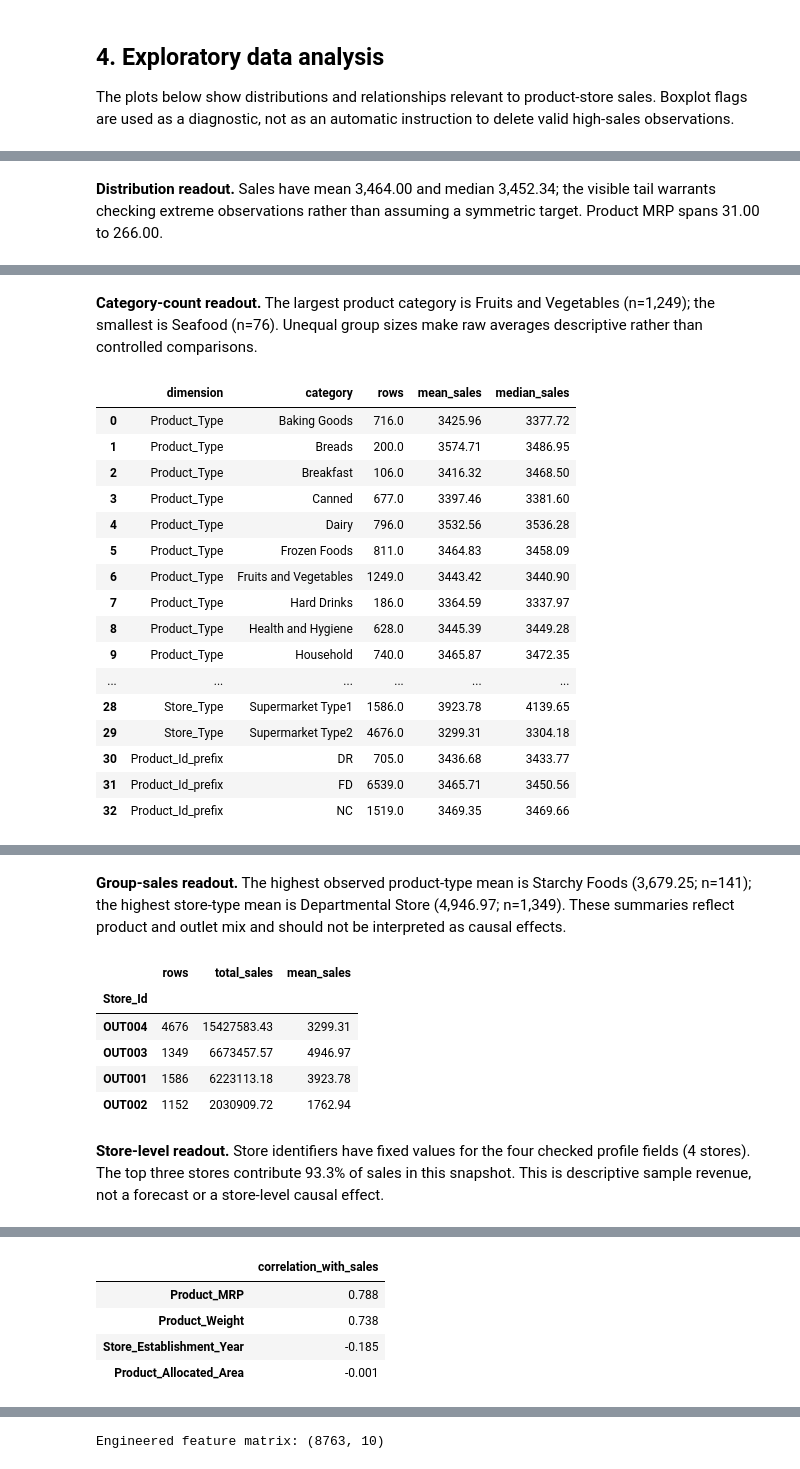
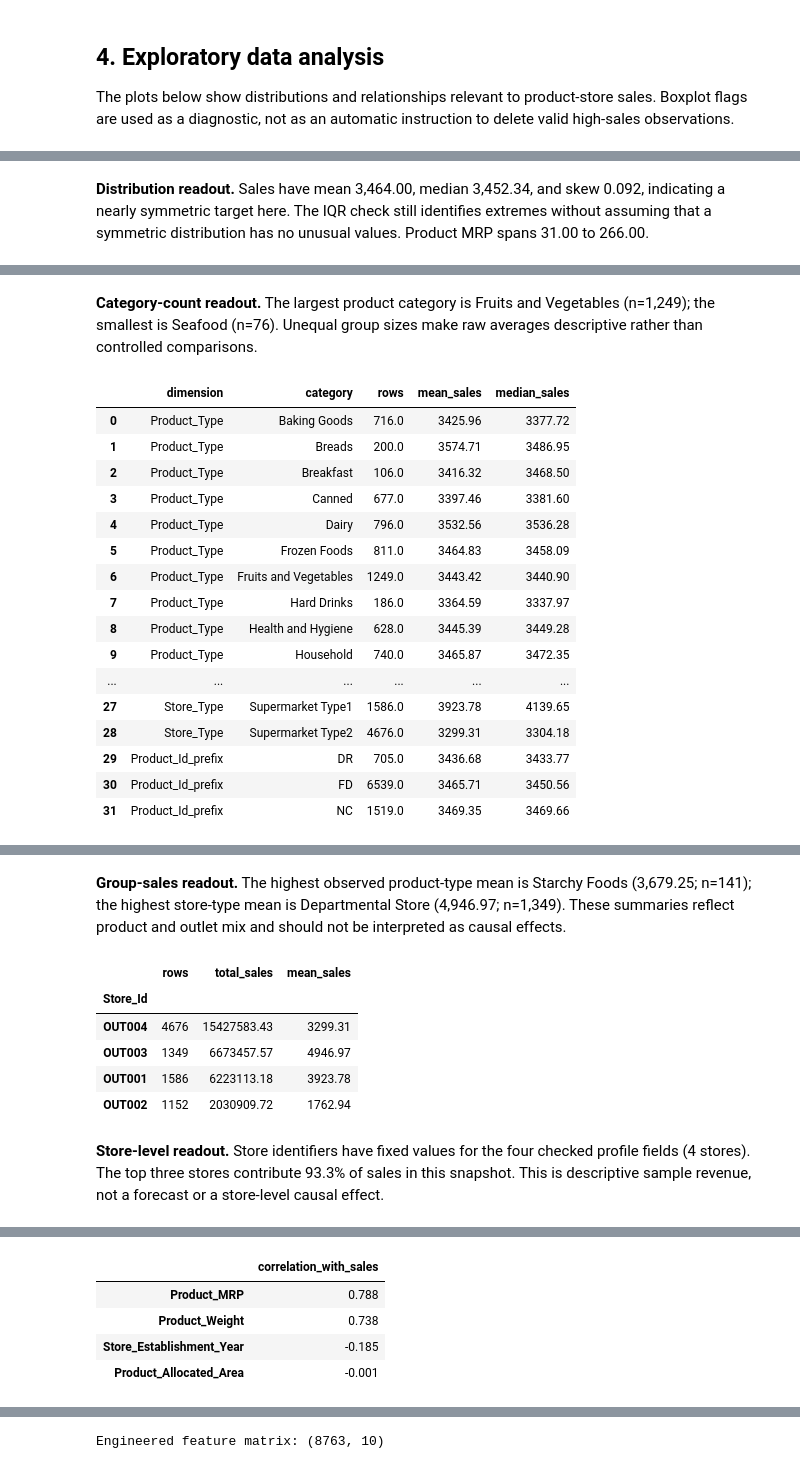
Before and after one commit to stevemofor-cmd/SuperKart-Sales-Studio, a Jupyter notebook: Steve_SuperKart_Full_Code_Submission.ipynb, the cells around one changed output, grey strips where cells are left out. Saved outputs shown, nothing was run; the diff lists cells and outputs as text; code cells hidden in the pictures.

Commit message:
Publish final SuperKart submission evidence
Co-authored-by: Copilot <223556219+Copilot@users.noreply.github.com>

```diff
--- a/Steve_SuperKart_Full_Code_Submission.ipynb
+++ b/Steve_SuperKart_Full_Code_Submission.ipynb
@@ -192,9 +197,9 @@ for axis in axes.flat[len(numeric_columns):]:
 fig.tight_layout()
 show_figure(fig, alt_text='Histograms of product weight, allocated area, price, establishment year, and sales.')
 display(Markdown(
-    f"**Distribution readout.** Sales have mean {df[TARGET].mean():,.2f} and median "
-    f"{df[TARGET].median():,.2f}; the visible tail warrants checking extreme observations rather than "
-    "assuming a symmetric target. Product MRP spans "
+    f"**Distribution readout.** Sales have mean {df[TARGET].mean():,.2f}, median "
+    f"{df[TARGET].median():,.2f}, and skew {df[TARGET].skew():.3f}, indicating a nearly symmetric target here. "
+    "The IQR check still identifies extremes without assuming that a symmetric distribution has no unusual values. Product MRP spans "
     f"{df['Product_MRP'].min():,.2f} to {df['Product_MRP'].max():,.2f}."
 ))
 
@@ -208,15 +213,18 @@ for axis in axes.flat[len(box_columns):]:
 fig.tight_layout()
 show_figure(fig, alt_text='Separate-scale boxplots for the four numeric inputs and sales target.')
 
-df['Product_Id_prefix'] = df['Product_Id'].astype(str).str[:2]
+eda_view = df.assign(
+    Product_Id_prefix=df['Product_Id'].astype(str).str[:2],
+    Product_Sugar_Content=df['Product_Sugar_Content'].replace({'reg': 'Regular'}),
+)
 categorical_eda_columns = [
     'Product_Sugar_Content', 'Product_Type', 'Store_Size',
     'Store_Location_City_Type', 'Store_Type', 'Product_Id_prefix',
 ]
 fig, axes = plt.subplots(2, 3, figsize=(16, 10))
 for axis, column in zip(axes.flat, categorical_eda_columns):
-    order = df[column].value_counts().index
-    sns.countplot(data=df, y=column, order=order, ax=axis, color='#4c9f70')
+    order = eda_view[column].value_counts().index
+    sns.countplot(data=eda_view, y=column, order=order, ax=axis, color='#4c9f70')
     axis.set_title(f'Observed rows: {column}')
     axis.set_xlabel('Rows')
 fig.tight_layout()
@@ -236,7 +244,8 @@ group_columns = [
 ]
 group_rows = []
 for column in group_columns:
-    summary = df.groupby(column, observed=True)[TARGET].agg(rows='size', mean_sales='mean', median_sales='median')
+    group_data = eda_view if column in {'Product_Sugar_Content', 'Product_Id_prefix'} else df
+    summary = group_data.groupby(column, observed=True)[TARGET].agg(rows='size', mean_sales='mean', median_sales='median')
     group_rows.extend(
         {'dimension': column, 'category': str(category), **row.to_dict()}
         for category, row in summary.iterrows()
@@ -245,7 +254,8 @@ group_sales = pd.DataFrame(group_rows)
 display(group_sales.round(2))
 fig, axes = plt.subplots(2, 3, figsize=(17, 10))
 for axis, column in zip(axes.flat, group_columns):
-    sns.barplot(data=df, x=column, y=TARGET, estimator='mean', errorbar=None, ax=axis, color='#4c9f70')
+    group_data = eda_view if column in {'Product_Sugar_Content', 'Product_Id_prefix'} else df
+    sns.barplot(data=group_data, x=column, y=TARGET, estimator='mean', errorbar=None, ax=axis, color='#4c9f70')
     axis.tick_params(axis='x', rotation=35)
     axis.set_title(f'Mean sales by {column}')
 fig.tight_layout()
@@ -278,39 +288,39 @@ display(Markdown(
 numeric_correlations = df[numeric_columns].corr()
 fig, axis = plt.subplots(figsize=(8, 6))
 sns.heatmap(numeric_correlations, annot=True, fmt='.2f', cmap='vlag', center=0, ax=axis)
 axis.set_title('Numeric-variable correlation heatmap')
 fig.tight_layout()
 show_figure(fig, alt_text='Annotated correlation heatmap for numeric product, store, and sales variables.')
 display(numeric_correlations[TARGET].drop(TARGET).sort_values(key=lambda values: values.abs(), ascending=False).to_frame('correlation_with_sales').round(3))
 display(Markdown(
     f"**Relationship readout.** Product MRP has the strongest numeric association with sales "
     f"(r={numeric_correlations.loc['Product_MRP', TARGET]:.3f}); this is association, not proof that price "
     "changes cause the observed revenue differences. Store attributes are repeated across products for "
     "each store identifier, so their effects cannot be separated cleanly from outlet identity in this dataset."
 ))
 # %% [output]
 [interactive output not drawn]
-**Distribution readout.** Sales have mean 3,464.00 and median 3,452.34; the visible tail warrants checking extreme observations rather than assuming a symmetric target. Product MRP spans 31.00 to 266.00.
+**Distribution readout.** Sales have mean 3,464.00, median 3,452.34, and skew 0.092, indicating a nearly symmetric target here. The IQR check still identifies extremes without assuming that a symmetric distribution has no unusual values. Product MRP spans 31.00 to 266.00.
 [interactive output not drawn]
 [interactive output not drawn]
 **Category-count readout.** The largest product category is Fruits and Vegetables (n=1,249); the smallest is Seafood (n=76). Unequal group sizes make raw averages descriptive rather than controlled comparisons.
 |  | dimension | category | rows | mean_sales | median_sales |
 | 0 | Product_Type | Baking Goods | 716.0 | 3425.96 | 3377.72 |
 | 1 | Product_Type | Breads | 200.0 | 3574.71 | 3486.95 |
 | 2 | Product_Type | Breakfast | 106.0 | 3416.32 | 3468.50 |
 | 3 | Product_Type | Canned | 677.0 | 3397.46 | 3381.60 |
 | 4 | Product_Type | Dairy | 796.0 | 3532.56 | 3536.28 |
 | 5 | Product_Type | Frozen Foods | 811.0 | 3464.83 | 3458.09 |
 | 6 | Product_Type | Fruits and Vegetables | 1249.0 | 3443.42 | 3440.90 |
 | 7 | Product_Type | Hard Drinks | 186.0 | 3364.59 | 3337.97 |
 | 8 | Product_Type | Health and Hygiene | 628.0 | 3445.39 | 3449.28 |
 | 9 | Product_Type | Household | 740.0 | 3465.87 | 3472.35 |
 | ... | ... | ... | ... | ... | ... |
-| 28 | Store_Type | Supermarket Type1 | 1586.0 | 3923.78 | 4139.65 |
-| 29 | Store_Type | Supermarket Type2 | 4676.0 | 3299.31 | 3304.18 |
-| 30 | Product_Id_prefix | DR | 705.0 | 3436.68 | 3433.77 |
-| 31 | Product_Id_prefix | FD | 6539.0 | 3465.71 | 3450.56 |
-| 32 | Product_Id_prefix | NC | 1519.0 | 3469.35 | 3469.66 |
+| 27 | Store_Type | Supermarket Type1 | 1586.0 | 3923.78 | 4139.65 |
+| 28 | Store_Type | Supermarket Type2 | 4676.0 | 3299.31 | 3304.18 |
+| 29 | Product_Id_prefix | DR | 705.0 | 3436.68 | 3433.77 |
+| 30 | Product_Id_prefix | FD | 6539.0 | 3465.71 | 3450.56 |
+| 31 | Product_Id_prefix | NC | 1519.0 | 3469.35 | 3469.66 |
 [interactive output not drawn]
 **Group-sales readout.** The highest observed product-type mean is Starchy Foods (3,679.25; n=141); the highest store-type mean is Departmental Store (4,946.97; n=1,349). These summaries reflect product and outlet mix and should not be interpreted as causal effects.
 |  | rows | total_sales | mean_sales |
```
Also changed, not shown: parts of 19 cells of this notebook, 4 other files.
